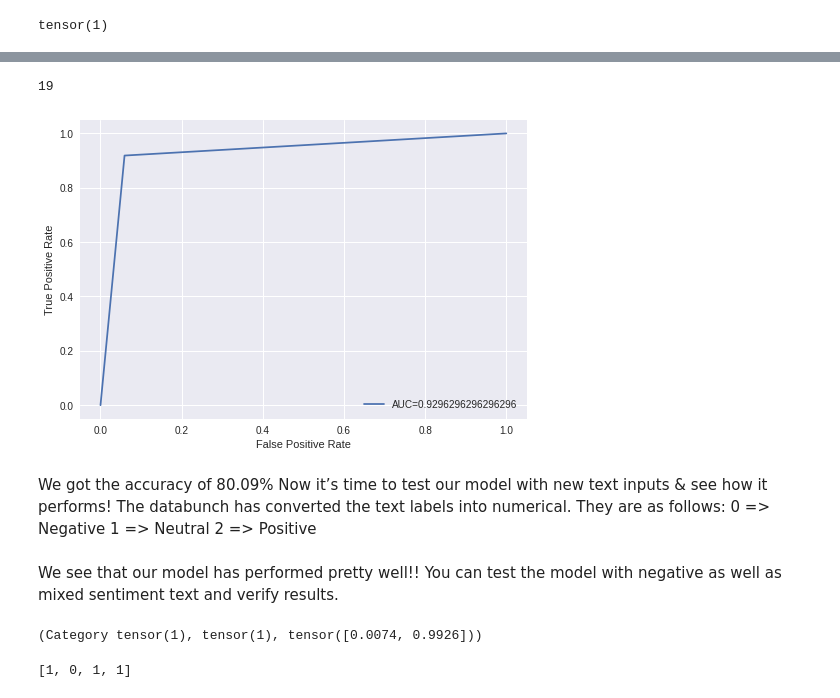
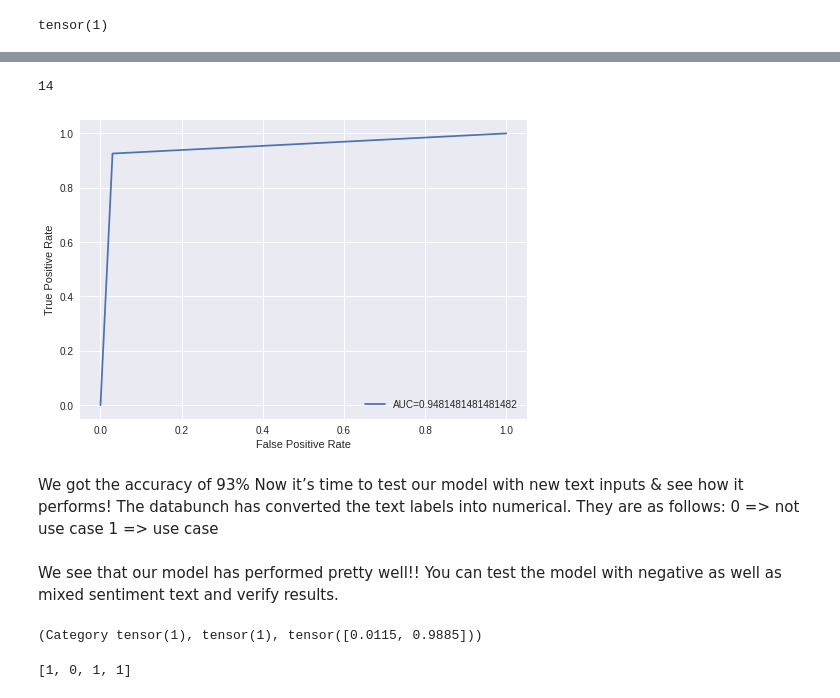
Before and after one commit to Jahan2021/UCS-Classification, a Jupyter notebook: UCS_Classification_transformer.ipynb, the cells around one changed output, grey strips where cells are left out. Saved outputs shown, nothing was run; the diff lists cells and outputs as text; code cells hidden in the pictures.

```diff
--- a/UCS_Classification_transformer.ipynb
+++ b/UCS_Classification_transformer.ipynb
@@ -1098,4 +1041,4 @@ learn.fit_one_cycle(4, 5e-2, moms=(0.8,0.7))
 # %%
-#learn.fit_one_cycle(4, 5e-2, moms=(0.8,0.7))
+learn.fit_one_cycle(4, 5e-2, moms=(0.8,0.7))
 # %% [output]
 | epoch | train_loss | valid_loss | accuracy | time |
@@ -1212,29 +1153,28 @@ print(missed)
 # %%
 print(len(missed))
 # %% [output]
-19
+14
 # %%
 from sklearn import metrics
 #define metrics
 #y_pred_proba = log_regression.predict_proba(X_test)[::,1]
-umlfit_fpr, umlfit_tpr, _ = metrics.roc_curve(lbl_fwd,  predictions)
-auc_umlfit = metrics.roc_auc_score(lbl_fwd,  predictions)
+ulmfit_fpr, ulmfit_tpr, _ = metrics.roc_curve(lbl_fwd,  predictions)
+auc_ulmfit = metrics.roc_auc_score(lbl_fwd,  predictions)
 
 #create ROC curve
-plt.plot(umlfit_fpr,umlfit_tpr,label="AUC="+str(auc_umlfit))
+plt.plot(ulmfit_fpr,ulmfit_tpr,label="AUC="+str(auc_ulmfit))
 plt.ylabel('True Positive Rate')
 plt.xlabel('False Positive Rate')
 plt.legend(loc=4)
 plt.show()
 # %% [output]
-[figure, old version]
+[figure, new version]
 # %% [markdown]
-We got the accuracy of 80.09%
+We got the accuracy of 93%
 Now it’s time to test our model with new text inputs & see how it performs!
 The databunch has converted the text labels into numerical. They are as follows:
-0 => Negative
-1 => Neutral
-2 => Positive
+0 => not use case
+1 => use case
 # %% [markdown]
 We see that our model has performed pretty well!!
 You can test the model with negative as well as mixed sentiment text and verify results.
@@ -1244,7 +1184,7 @@ t2="The HATS-GUI compares the time stamps on the lexical specification and gramm
 t3="agentMom shall 1-2 support the ability to send unicast message."
 learn.predict(t1)
 # %% [output]
-(Category tensor(1), tensor(1), tensor([0.0074, 0.9926]))
+(Category tensor(1), tensor(1), tensor([0.0115, 0.9885]))
 # %%
 def getUCS_UMLFiT(txt):
   preds=list()
```
Also changed, not shown: parts of 70 cells of this notebook.
